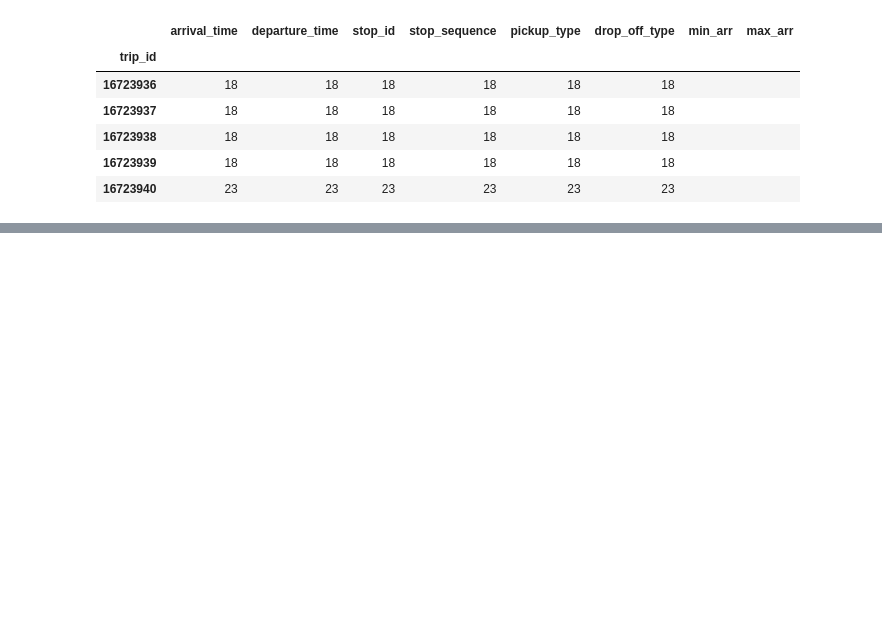
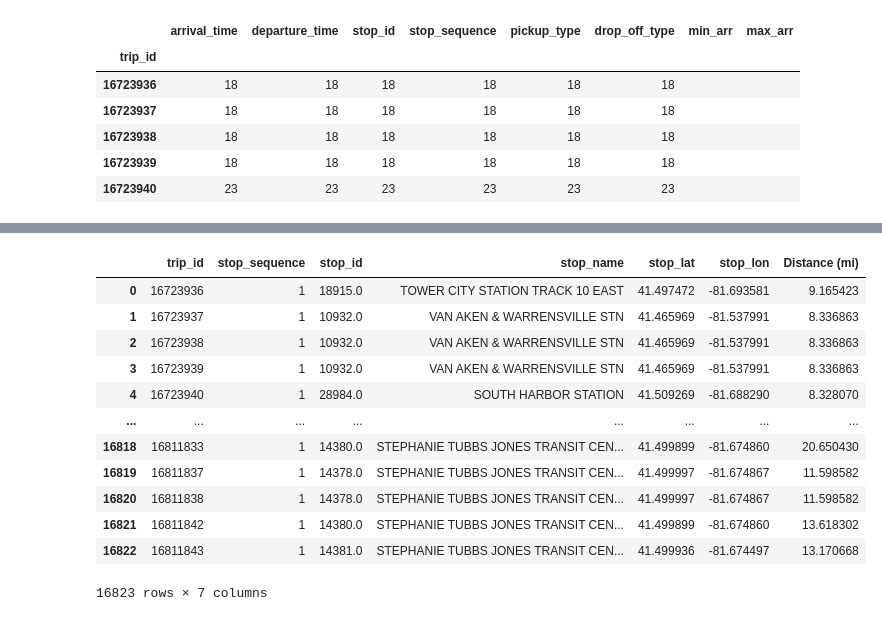
Before and after one commit to tanazimmer/Project1, a Jupyter notebook: bus_project.ipynb, the cells around one changed output, grey strips where cells are left out. Cells and saved outputs as stored; diff of their text form; code cells hidden in the pictures; blank space fills up the shorter version.

Commit message:
get the distance in miles for all trips

```diff
--- a/bus_project.ipynb
+++ b/bus_project.ipynb
@@ -313,0 +312,4 @@ lngrte_fig
+# %%
+#Get trip distances
+distance_df = bus_data[["stop_id","stop_name","stop_lat","stop_lon","trip_id","stop_sequence"]]
+distance_df.head()
@@ -313,0 +323,8 @@ lngrte_fig
+# %%
+#Get all last stops by trip
+last_stop = distance_df.groupby(["trip_id"],as_index=False).agg({"stop_sequence":["max"]})
+
+last_stop.columns = last_stop.columns.get_level_values(0)
+
+stop_dist_df = pd.merge(last_stop,distance_df,on=["trip_id","stop_sequence"])
+stop_dist_df
@@ -313,0 +345,8 @@ lngrte_fig
+# %%
+#Get all first stops by trip
+first_stop = distance_df.groupby(["trip_id"],as_index=False).agg({"stop_sequence":["min"]})
+
+first_stop.columns = first_stop.columns.get_level_values(0)
+
+start_dist_df = pd.merge(first_stop,distance_df,on=["trip_id","stop_sequence"])
+start_dist_df
@@ -313,0 +367,32 @@ lngrte_fig
+# %%
+#Get distances for start and end stops using Haversine formula found on Stack Overflow
+def haversine_np(lon1, lat1, lon2, lat2):
+
+    lon1, lat1, lon2, lat2 = map(np.radians, [lon1, lat1, lon2, lat2])
+
+    dlon = lon2 - lon1
+    dlat = lat2 - lat1
+
+    a = np.sin(dlat/2.0)**2 + np.cos(lat1) * np.cos(lat2) * np.sin(dlon/2.0)**2
+
+    c = 2 * np.arcsin(np.sqrt(a))
+    mi = 3956 * c
+    return mi
+# %%
+#Put distances for each trip into new column
+start_dist_df["Distance (mi)"] = haversine_np(start_dist_df["stop_lon"],start_dist_df["stop_lat"],stop_dist_df["stop_lon"],stop_dist_df["stop_lat"])
+start_dist_df
+# %% [output]
+|  | trip_id | stop_sequence | stop_id | stop_name | stop_lat | stop_lon | Distance (mi) |
+| 0 | 16723936 | 1 | 18915.0 | TOWER CITY STATION TRACK 10 EAST | 41.497472 | -81.693581 | 9.165423 |
+| 1 | 16723937 | 1 | 10932.0 | VAN AKEN & WARRENSVILLE STN | 41.465969 | -81.537991 | 8.336863 |
+| 2 | 16723938 | 1 | 10932.0 | VAN AKEN & WARRENSVILLE STN | 41.465969 | -81.537991 | 8.336863 |
+| 3 | 16723939 | 1 | 10932.0 | VAN AKEN & WARRENSVILLE STN | 41.465969 | -81.537991 | 8.336863 |
+| 4 | 16723940 | 1 | 28984.0 | SOUTH HARBOR STATION | 41.509269 | -81.688290 | 8.328070 |
+| ... | ... | ... | ... | ... | ... | ... | ... |
+| 16818 | 16811833 | 1 | 14380.0 | STEPHANIE TUBBS JONES TRANSIT CEN... | 41.499899 | -81.674860 | 20.650430 |
+| 16819 | 16811837 | 1 | 14378.0 | STEPHANIE TUBBS JONES TRANSIT CEN... | 41.499997 | -81.674867 | 11.598582 |
+| 16820 | 16811838 | 1 | 14378.0 | STEPHANIE TUBBS JONES TRANSIT CEN... | 41.499997 | -81.674867 | 11.598582 |
+| 16821 | 16811842 | 1 | 14380.0 | STEPHANIE TUBBS JONES TRANSIT CEN... | 41.499899 | -81.674860 | 13.618302 |
+| 16822 | 16811843 | 1 | 14381.0 | STEPHANIE TUBBS JONES TRANSIT CEN... | 41.499936 | -81.674497 | 13.170668 |
+16823 rows × 7 columns
```
Also changed, not shown: parts of 11 cells of this notebook.
